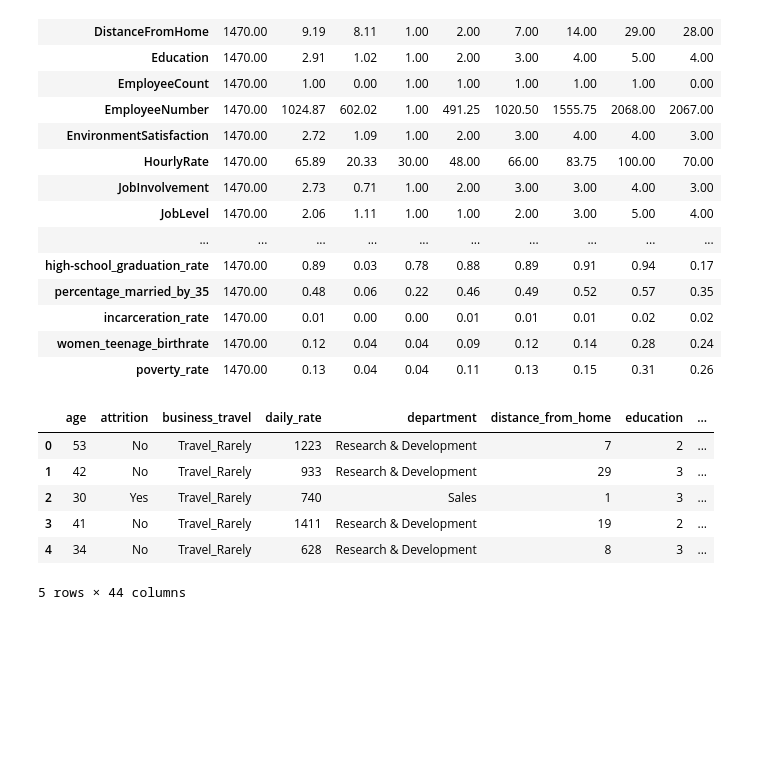
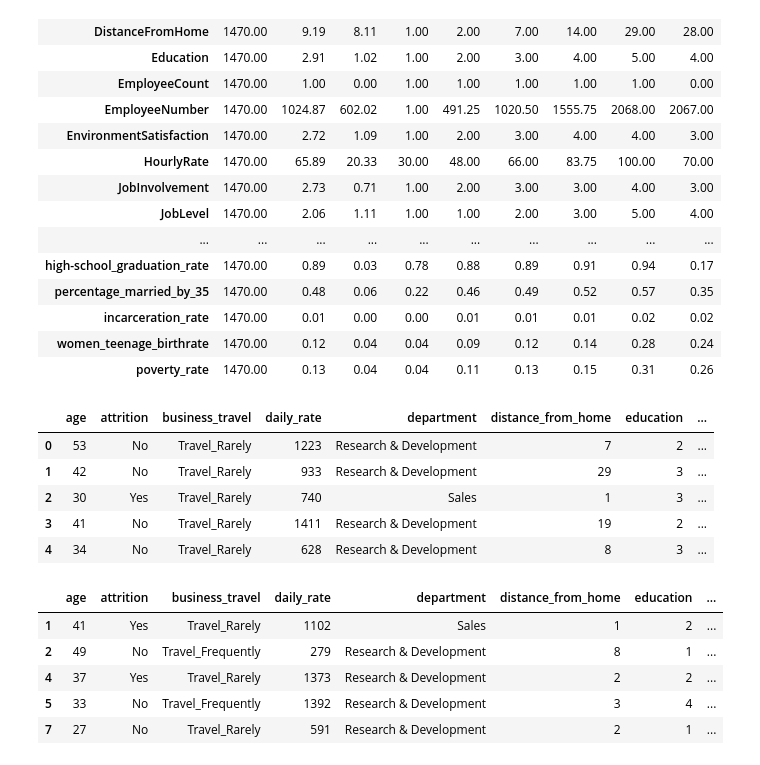
Before and after one commit to mijailmariano/drivers_of_workplace_equity, a Jupyter notebook: exploration.ipynb, the cells around one changed output. Drawn from its saved outputs; the diff is of its cells as text; code cells hidden in the pictures; blank space fills up the shorter version.

```diff
--- a/exploration.ipynb
+++ b/exploration.ipynb
@@ -20,6 +20,7 @@ warnings.filterwarnings("ignore")
 # importing key libraries
 import pandas as pd
 pd.set_option('display.max_rows', None)
+pd.set_option('display.max_columns', None)
 pd.options.display.float_format = '{:.2f}'.format
 
 # numpy import
@@ -32,6 +33,12 @@ import acquire
 import matplotlib.pyplot as plt
 import seaborn as sns
 sns.set(style = "darkgrid")
+
+# plotly/visual import
+import plotly.express as px
+import plotly.io as pio
+pio.renderers.default = "notebook_connected"
+
 
 # file cleaning modules
 from skimpy import clean_columns
@@ -313,7 +332,18 @@ df.head()
 | 2 | 30 | Yes | Travel_Rarely | 740 | Sales | 1 | 3 | ... |
 | 3 | 41 | No | Travel_Rarely | 1411 | Research & Development | 19 | 2 | ... |
 | 4 | 34 | No | Travel_Rarely | 628 | Research & Development | 8 | 3 | ... |
-5 rows × 44 columns
+# %%
+# setting employee number as the index for future referencing and attrition modeling/predictions
+
+df = df.set_index("employee_number").sort_index().rename_axis(None)
+df.head()
+# %% [output]
+|  | age | attrition | business_travel | daily_rate | department | distance_from_home | education | ... |
+| 1 | 41 | Yes | Travel_Rarely | 1102 | Sales | 1 | 2 | ... |
+| 2 | 49 | No | Travel_Frequently | 279 | Research & Development | 8 | 1 | ... |
+| 4 | 37 | Yes | Travel_Rarely | 1373 | Research & Development | 2 | 2 | ... |
+| 5 | 33 | No | Travel_Frequently | 1392 | Research & Development | 3 | 4 | ... |
+| 7 | 27 | No | Travel_Rarely | 591 | Research & Development | 2 | 1 | ... |
 # %%
 # let's see loop through and inspect columns and unique values
 
```
Also changed, not shown: parts of 9 cells of this notebook, 1 other file.
